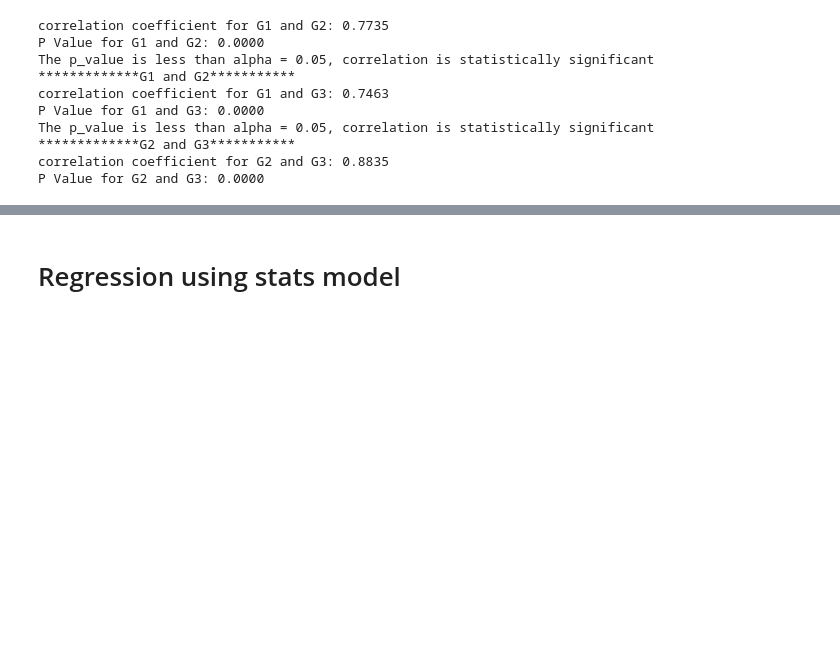
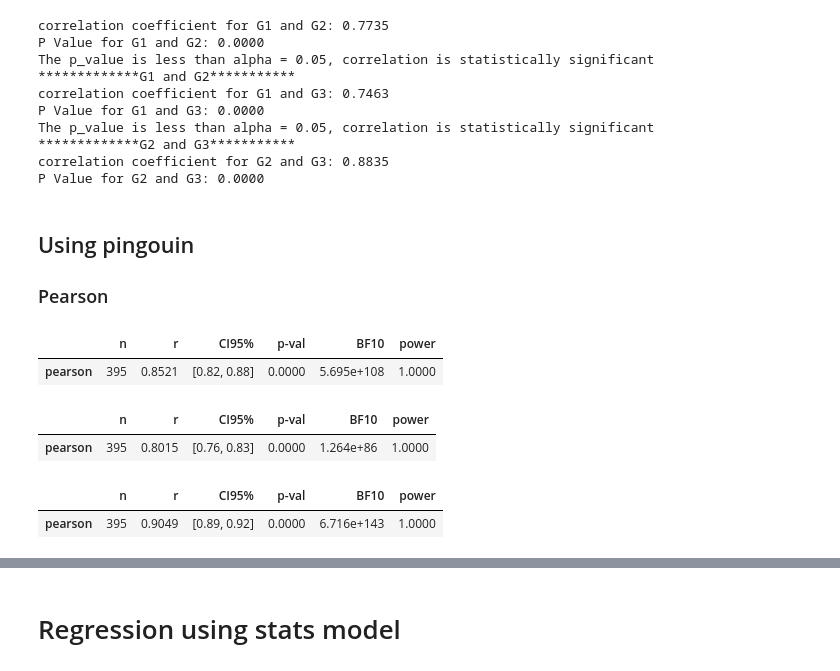
Before and after one commit to sandramwende/Statistics-in-python, a Jupyter notebook: statistics with python.ipynb, the cells around one changed output, grey strips where cells are left out. Cells and saved outputs as stored; diff of their text form; code cells hidden in the pictures; blank space fills up the shorter version.

```diff
--- a/statistics with python.ipynb
+++ b/statistics with python.ipynb
@@ -709,3 +709,24 @@ The p_value is less than alpha = 0.05, correlation is statistically significant
 *************G2 and G3***********
 correlation coefficient for G2 and G3: 0.8835
 P Value for G2 and G3: 0.0000
+# %% [markdown]
+## Using pingouin
+### Pearson
+# %%
+corr = pg.corr(Students_data.G1, Students_data.G2)
+display(corr)
+# %% [output]
+|  | n | r | CI95% | p-val | BF10 | power |
+| pearson | 395 | 0.8521 | [0.82, 0.88] | 0.0000 | 5.695e+108 | 1.0000 |
+# %%
+corr = pg.corr(Students_data.G1, Students_data.G3)
+display(corr)
+# %% [output]
+|  | n | r | CI95% | p-val | BF10 | power |
+| pearson | 395 | 0.8015 | [0.76, 0.83] | 0.0000 | 1.264e+86 | 1.0000 |
+# %%
+corr = pg.corr(Students_data.G2, Students_data.G3)
+display(corr)
+# %% [output]
+|  | n | r | CI95% | p-val | BF10 | power |
+| pearson | 395 | 0.9049 | [0.89, 0.92] | 0.0000 | 6.716e+143 | 1.0000 |
```
Also changed, not shown: parts of 16 cells of this notebook.
